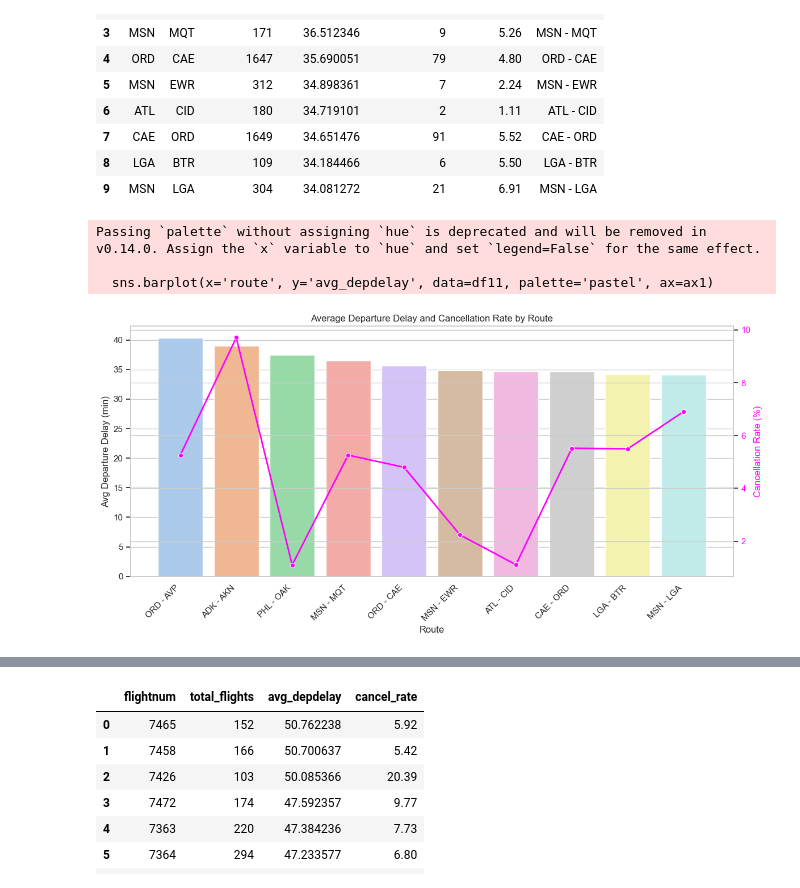
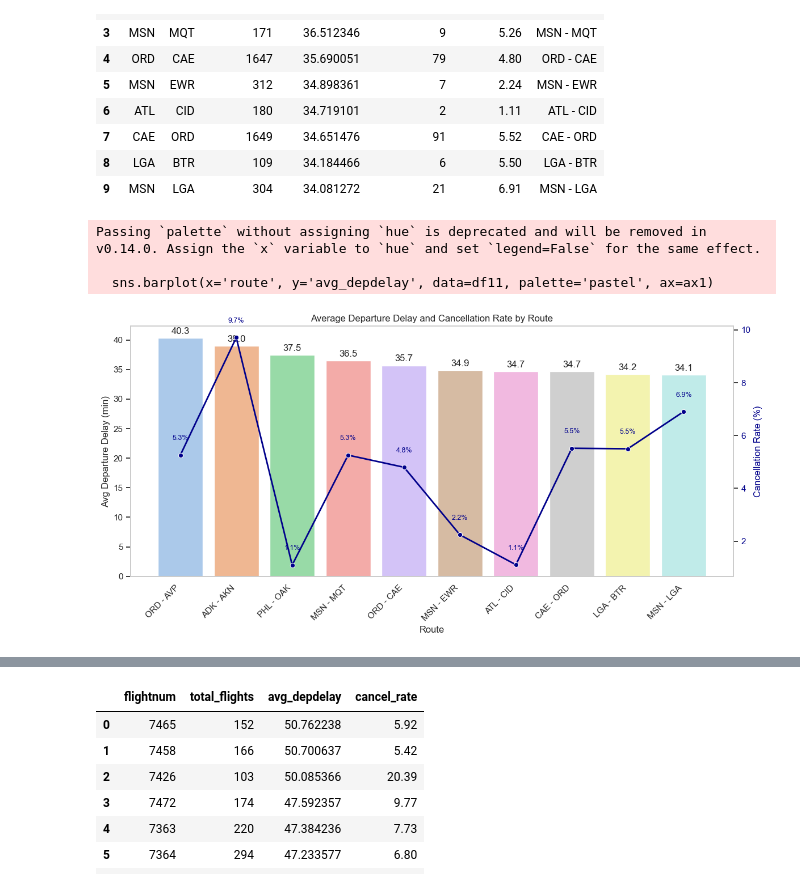
Before and after one commit to Hazim-HF/Data-Management-Project2, a Jupyter notebook: P152419_Project2_STQD6324.ipynb, the cells around one changed output, grey strips where cells are left out. Cells and saved outputs as stored; diff of their text form; code cells hidden in the pictures.

```diff
--- a/P152419_Project2_STQD6324.ipynb
+++ b/P152419_Project2_STQD6324.ipynb
@@ -537,9 +576,0 @@ Passing `palette` without assigning `hue` is deprecated and will be removed in v
-# %%
-ax = sns.barplot(x='season', y='on_time_percent', data=df4, palette='pastel')
-for container in ax.containers:
-    ax.bar_label(container, labels=[f'{v:.1f}%' for v in container.datavalues], padding=3)
-plt.title("On-Time Performance by Season")
-plt.xlabel("Season")
-plt.ylabel("On-Time Percentage (%)")
-plt.ylim(0, 100)
-plt.show();
@@ -622,14 +648,3 @@ df5
 | 2 | Carrier Delay | 718349 | 718.0 |
 | 3 | Weather Delay | 113743 | 114.0 |
 | 4 | Security Delay | 10673 | 11.0 |
-# %%
-ax = sns.barplot(x='Delay Type', y="Total Delay ('000)", data=df5, palette='pastel')
-for container in ax.containers:
-    ax.bar_label(container, labels=[f'{v:.0f}K' for v in container.datavalues], padding=3)
-plt.title("Total Delay by Delay Type")
-plt.xlabel("Delay Type")
-plt.ylabel("Number of Delayed Flight ('000)")
-plt.xticks(rotation=45)
-plt.tight_layout()
-plt.ylim(0, 1100)
-plt.show();
@@ -1088,27 +1112,39 @@ df11
 | 8 | LGA | BTR | 109 | 34.184466 | 6 | 5.50 | LGA - BTR |
 | 9 | MSN | LGA | 304 | 34.081272 | 21 | 6.91 | MSN - LGA |
 # %%
-# Create a combined bar and line plot for both metrics
 fig, ax1 = plt.subplots(figsize=(12, 6))
 
-# Bar plot for average departure delay
+# Bar plot (left y-axis)
 sns.barplot(x='route', y='avg_depdelay', data=df11, palette='pastel', ax=ax1)
 ax1.set_ylabel('Avg Departure Delay (min)')
 ax1.set_xlabel('Route')
 ax1.tick_params(axis='y')
 ax1.set_title('Average Departure Delay and Cancellation Rate by Route')
 ax1.set_xticklabels(ax1.get_xticklabels(), rotation=45, ha='right')
 
-# Create a second y-axis to plot cancellation rate
+for container in ax1.containers:
+    ax1.bar_label(container, labels=[f'{v:.1f}' for v in container.datavalues], padding=3)
+
+# Remove grid
+ax1.grid(False)
+
+# Line plot (right y-axis)
 ax2 = ax1.twinx()
-sns.lineplot(x='route', y='cancel_rate', data=df11, color='magenta', marker='o', linewidth=2, ax=ax2)
-ax2.set_ylabel('Cancellation Rate (%)', color='magenta')
-ax2.tick_params(axis='y', labelcolor='magenta')
+sns.lineplot(x='route', y='cancel_rate', data=df11, color='darkblue', marker='o', linewidth=2, ax=ax2)
+ax2.set_ylabel('Cancellation Rate (%)', color='darkblue')
+ax2.tick_params(axis='y', labelcolor='darkblue')
+
+# Add labels to each point in the line plot
+for x, y in zip(df11['route'], df11['cancel_rate']):
+    ax2.text(x, y + 0.5, f'{y:.1f}%', color='darkblue', ha='center', va='bottom', fontsize=9, rotation=0)
+
+# Remove grid from right axis as well
+ax2.grid(False)
 
 plt.tight_layout()
 plt.show()
 # %% [output]
 Passing `palette` without assigning `hue` is deprecated and will be removed in v0.14.0. Assign the `x` variable to `hue` and set `legend=False` for the same effect.
 
   sns.barplot(x='route', y='avg_depdelay', data=df11, palette='pastel', ax=ax1)
-[figure, old version]
+[figure, new version]
```
Also changed, not shown: parts of 15 cells of this notebook.
